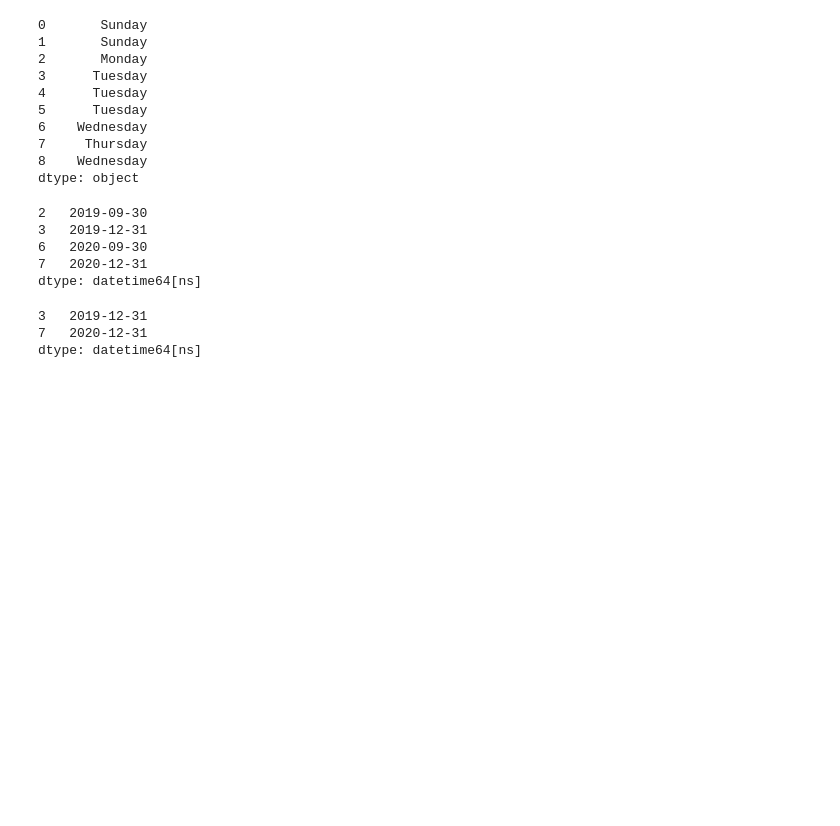
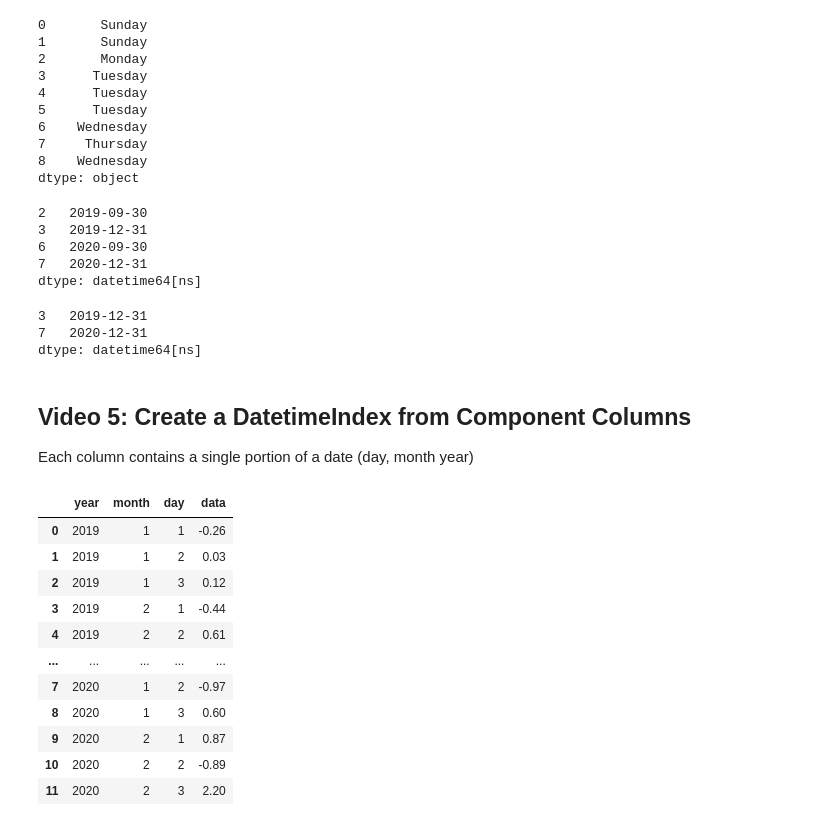
Before and after one commit to CalebF94/Practice-Code, a Jupyter notebook: Python/Python for Data Science/Pandas Tricks.ipynb, the cells around one changed output. Saved outputs shown, nothing was run; the diff lists cells and outputs as text; code cells hidden in the pictures; blank space fills up the shorter version.

```diff
--- a/Python/Python for Data Science/Pandas Tricks.ipynb
+++ b/Python/Python for Data Science/Pandas Tricks.ipynb
@@ -180,3 +180,7 @@ daterng[daterng.dt.is_year_end]
 3   2019-12-31
 7   2020-12-31
 dtype: datetime64[ns]
+# %% [markdown]
+## Video 5: Create a DatetimeIndex from Component Columns
+
+Each column contains a single portion of a date (day, month year)
@@ -182,0 +191,21 @@ dtype: datetime64[ns]
+# %%
+datecols=['year', 'month', 'day']
+df = pd.DataFrame(list(product([2019, 2020], [1,2], [1,2,3])),
+                 columns=datecols)
+
+df['data']=np.random.randn(len(df))
+# %%
+df
+# %% [output]
+|  | year | month | day | data |
+| 0 | 2019 | 1 | 1 | -0.26 |
+| 1 | 2019 | 1 | 2 | 0.03 |
+| 2 | 2019 | 1 | 3 | 0.12 |
+| 3 | 2019 | 2 | 1 | -0.44 |
+| 4 | 2019 | 2 | 2 | 0.61 |
+| ... | ... | ... | ... | ... |
+| 7 | 2020 | 1 | 2 | -0.97 |
+| 8 | 2020 | 1 | 3 | 0.60 |
+| 9 | 2020 | 2 | 1 | 0.87 |
+| 10 | 2020 | 2 | 2 | -0.89 |
+| 11 | 2020 | 2 | 3 | 2.20 |
```
Also changed, not shown: parts of 44 cells of this notebook.
